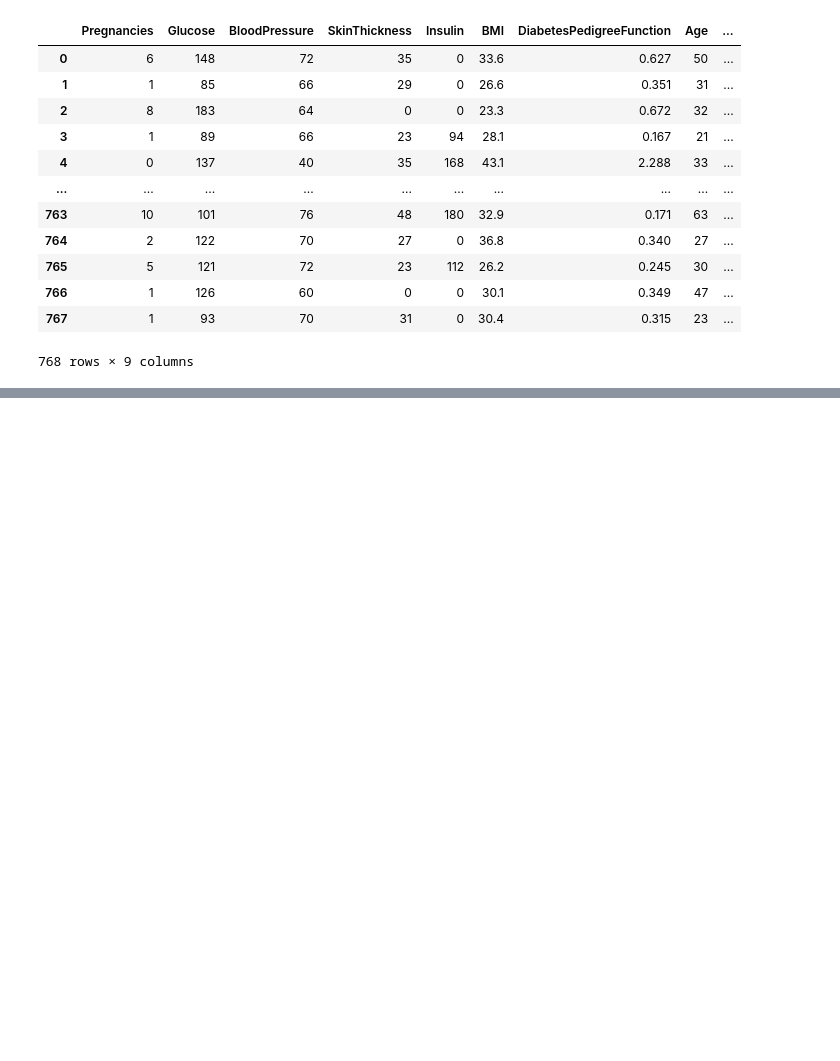
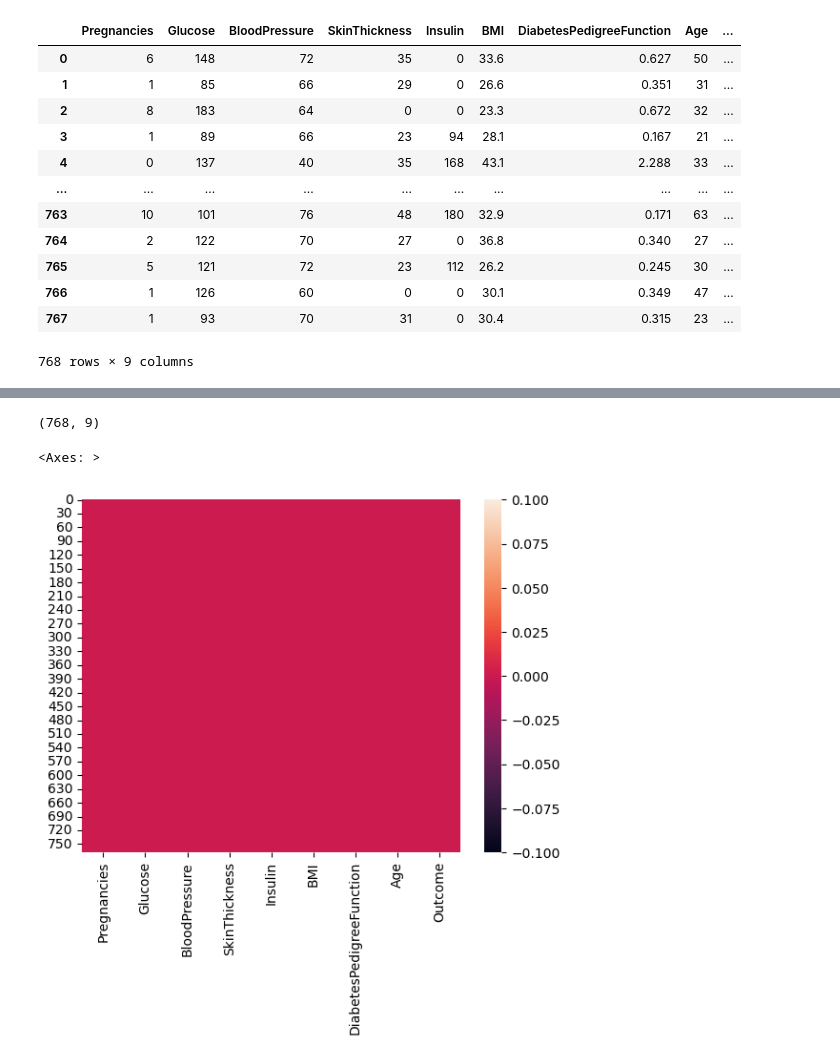
Before and after one commit to Shado2107/diabete_prediction, a Jupyter notebook: prediction.ipynb, the cells around one changed output, grey strips where cells are left out. Drawn from its saved outputs; the diff is of its cells as text; code cells hidden in the pictures; blank space fills up the shorter version.

```diff
--- a/prediction.ipynb
+++ b/prediction.ipynb
@@ -26,0 +48,9 @@ data
+# %%
+df.shape
+# %% [output]
+(768, 9)
+# %%
+sns.heatmap(data.isnull())
+# %% [output]
+<Axes: >
+[figure, added]
```
Also changed, not shown: parts of 8 cells of this notebook.
